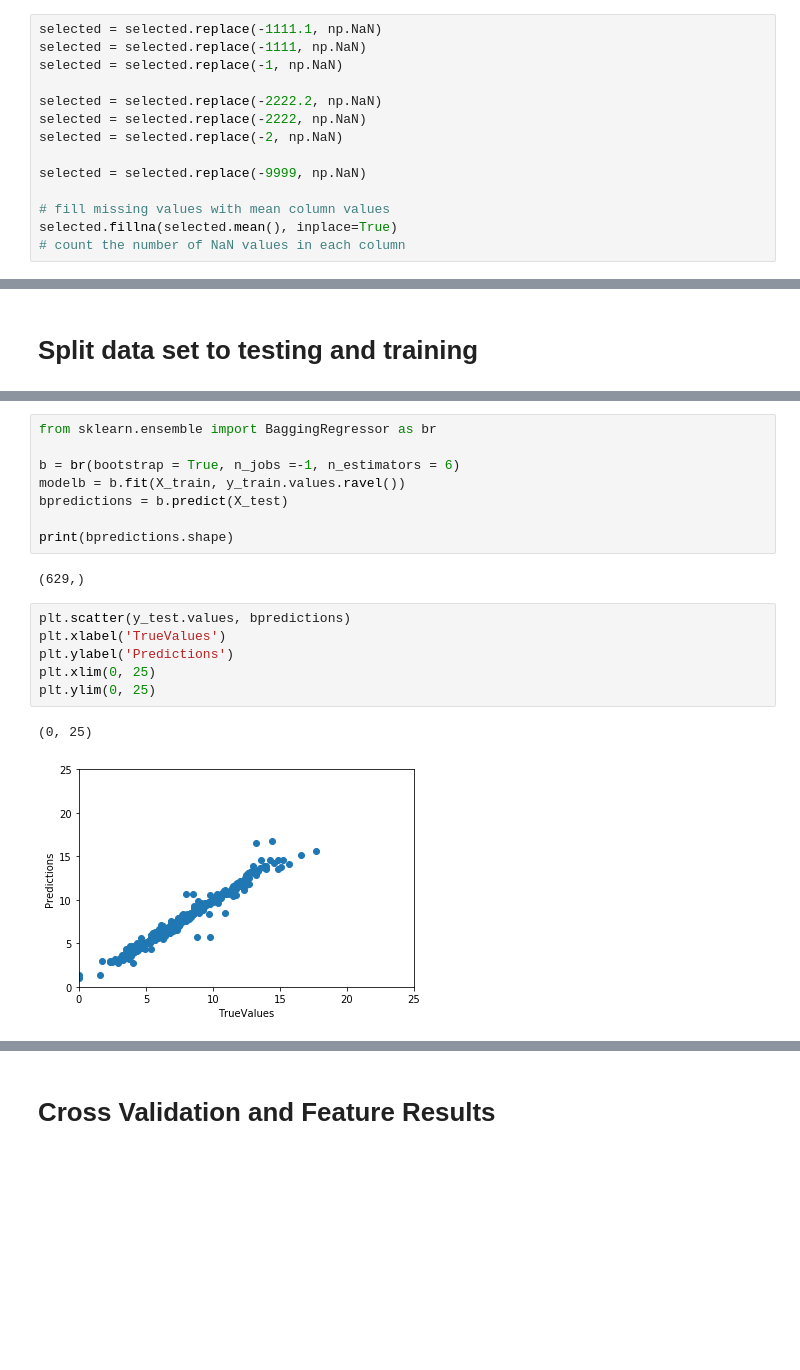
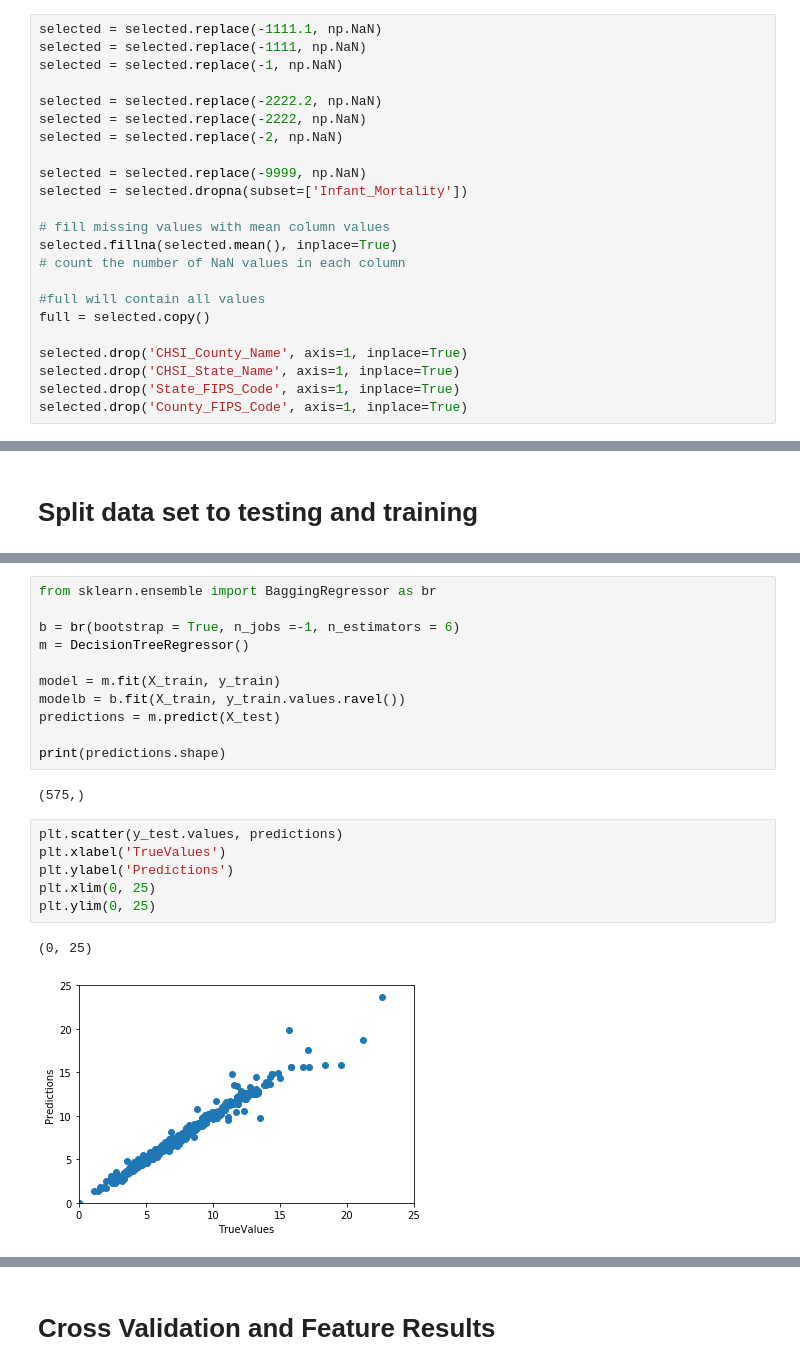
Before and after one commit to fpu-spring2019-ml-team2/MachineLearning, a Jupyter notebook: ML_Project.ipynb, the cells around one changed output, grey strips where cells are left out. Saved outputs shown, nothing was run; the diff lists cells and outputs as text; blank space fills up the shorter version.

```diff
--- a/ML_Project.ipynb
+++ b/ML_Project.ipynb
@@ -69,10 +65,19 @@ selected = selected.replace(-2222, np.NaN)
 selected = selected.replace(-2, np.NaN)
 
 selected = selected.replace(-9999, np.NaN)
+selected = selected.dropna(subset=['Infant_Mortality'])
 
 # fill missing values with mean column values
 selected.fillna(selected.mean(), inplace=True)
 # count the number of NaN values in each column
+
+#full will contain all values
+full = selected.copy()
+
+selected.drop('CHSI_County_Name', axis=1, inplace=True)
+selected.drop('CHSI_State_Name', axis=1, inplace=True)
+selected.drop('State_FIPS_Code', axis=1, inplace=True)
+selected.drop('County_FIPS_Code', axis=1, inplace=True)
 # %% [markdown]
 # Viewing the data
 # %%
@@ -111,21 +118,24 @@ print(y_test.shape)
 from sklearn.ensemble import BaggingRegressor as br
 
 b = br(bootstrap = True, n_jobs =-1, n_estimators = 6)
+m = DecisionTreeRegressor()
+
+model = m.fit(X_train, y_train)
 modelb = b.fit(X_train, y_train.values.ravel())
-bpredictions = b.predict(X_test)
+predictions = m.predict(X_test)
 
-print(bpredictions.shape)
+print(predictions.shape)
 # %% [output]
-(629,)
+(575,)
 # %%
-plt.scatter(y_test.values, bpredictions)
+plt.scatter(y_test.values, predictions)
 plt.xlabel('TrueValues')
 plt.ylabel('Predictions')
 plt.xlim(0, 25)
 plt.ylim(0, 25)
 # %% [output]
 (0, 25)
-[figure, old version]
+[figure, new version]
 # %%
 print("Score: {}".format(model.score(X_test, y_test)))
 
```
Also changed, not shown: parts of 9 cells of this notebook.
